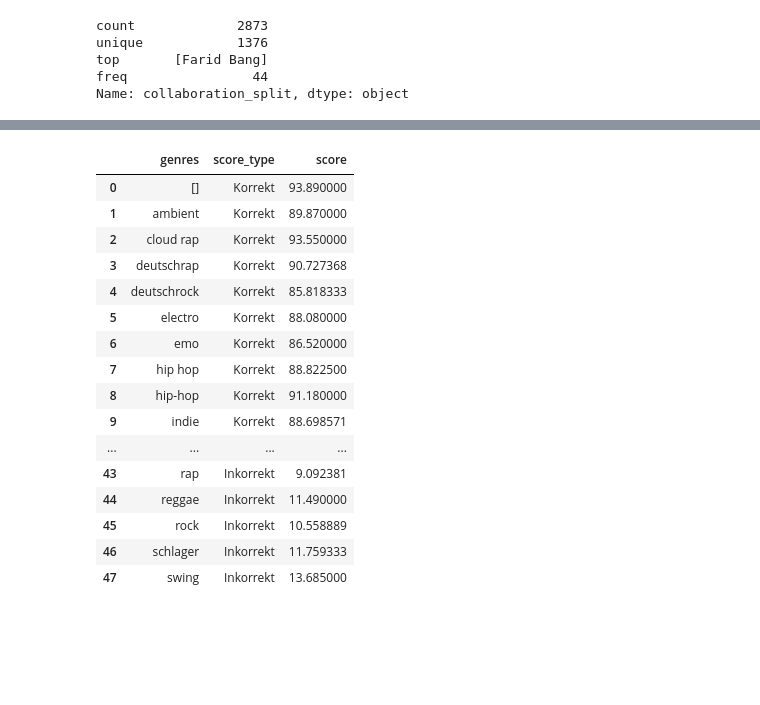
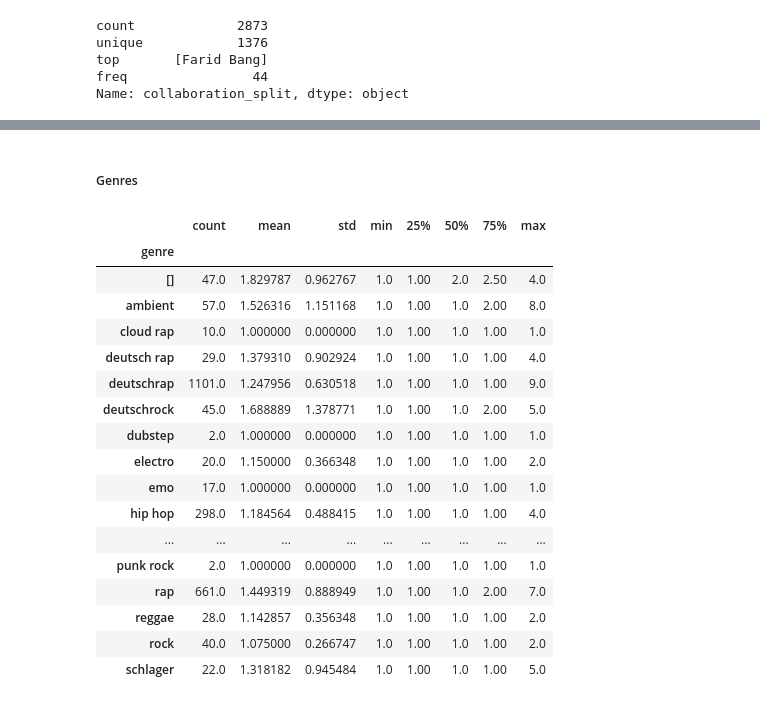
Before and after one commit to Richard-Sieg-TH-Koln/statistik-2-team-3, a Jupyter notebook: notebooks/collaborations.ipynb, the cells around one changed output, grey strips where cells are left out. Drawn from its saved outputs; the diff is of its cells as text; code cells hidden in the pictures; blank space fills up the shorter version.

```diff
--- a/notebooks/collaborations.ipynb
+++ b/notebooks/collaborations.ipynb
@@ -70,8 +85,8 @@ colabs
 2873 rows × 14 columns
 # %%
-import re
 regex = r"\(Ft\. ([^)]+)\)"
 
+# Kollaborateure extrahieren
 def extract_collaborators(title):
     start_index = title.find("(Ft.")
     end_index = title.find(")", start_index)
@@ -81,8 +96,11 @@ def extract_collaborators(title):
     else:
         return ""
 
-# Anwendung der Funktion auf die full_title-Spalte
+
 colabs['collaboration'] = colabs['full_title'].apply(extract_collaborators)
+
+# Whitespaces entfernen
+colabs['collaboration'] = colabs['collaboration'].str.strip()
 # %% [output]
 A value is trying to be set on a copy of a slice from a DataFrame.
 Try using .loc[row_indexer,col_indexer] = value instead
@@ -481,20 +229,0 @@ grammar_per_genre_new['score_type'] = grammar_per_genre_new['score_type'].map({'
-# %%
-grammar_per_genre_new
-# %% [output]
-|  | genres | score_type | score |
-| 0 | [] | Korrekt | 93.890000 |
-| 1 | ambient | Korrekt | 89.870000 |
-| 2 | cloud rap | Korrekt | 93.550000 |
-| 3 | deutschrap | Korrekt | 90.727368 |
-| 4 | deutschrock | Korrekt | 85.818333 |
-| 5 | electro | Korrekt | 88.080000 |
-| 6 | emo | Korrekt | 86.520000 |
-| 7 | hip hop | Korrekt | 88.822500 |
-| 8 | hip-hop | Korrekt | 91.180000 |
-| 9 | indie | Korrekt | 88.698571 |
-| ... | ... | ... | ... |
-| 43 | rap | Inkorrekt | 9.092381 |
-| 44 | reggae | Inkorrekt | 11.490000 |
-| 45 | rock | Inkorrekt | 10.558889 |
-| 46 | schlager | Inkorrekt | 11.759333 |
-| 47 | swing | Inkorrekt | 13.685000 |
@@ -511,0 +230,23 @@ fig.show()
+# %% [markdown]
+##### Genres
+# %%
+colabs['collaboration_split'].apply(len).groupby(colabs["genre"]).describe()
+# %% [output]
+|  | count | mean | std | min | 25% | 50% | 75% | max |
+| genre |  |  |  |  |  |  |  |  |
+| [] | 47.0 | 1.829787 | 0.962767 | 1.0 | 1.00 | 2.0 | 2.50 | 4.0 |
+| ambient | 57.0 | 1.526316 | 1.151168 | 1.0 | 1.00 | 1.0 | 2.00 | 8.0 |
+| cloud rap | 10.0 | 1.000000 | 0.000000 | 1.0 | 1.00 | 1.0 | 1.00 | 1.0 |
+| deutsch rap | 29.0 | 1.379310 | 0.902924 | 1.0 | 1.00 | 1.0 | 1.00 | 4.0 |
+| deutschrap | 1101.0 | 1.247956 | 0.630518 | 1.0 | 1.00 | 1.0 | 1.00 | 9.0 |
+| deutschrock | 45.0 | 1.688889 | 1.378771 | 1.0 | 1.00 | 1.0 | 2.00 | 5.0 |
+| dubstep | 2.0 | 1.000000 | 0.000000 | 1.0 | 1.00 | 1.0 | 1.00 | 1.0 |
+| electro | 20.0 | 1.150000 | 0.366348 | 1.0 | 1.00 | 1.0 | 1.00 | 2.0 |
+| emo | 17.0 | 1.000000 | 0.000000 | 1.0 | 1.00 | 1.0 | 1.00 | 1.0 |
+| hip hop | 298.0 | 1.184564 | 0.488415 | 1.0 | 1.00 | 1.0 | 1.00 | 4.0 |
+| ... | ... | ... | ... | ... | ... | ... | ... | ... |
+| punk rock | 2.0 | 1.000000 | 0.000000 | 1.0 | 1.00 | 1.0 | 1.00 | 1.0 |
+| rap | 661.0 | 1.449319 | 0.888949 | 1.0 | 1.00 | 1.0 | 2.00 | 7.0 |
+| reggae | 28.0 | 1.142857 | 0.356348 | 1.0 | 1.00 | 1.0 | 1.00 | 2.0 |
+| rock | 40.0 | 1.075000 | 0.266747 | 1.0 | 1.00 | 1.0 | 1.00 | 2.0 |
+| schlager | 22.0 | 1.318182 | 0.945484 | 1.0 | 1.00 | 1.0 | 1.00 | 5.0 |
```
Also changed, not shown: parts of 48 cells of this notebook.
